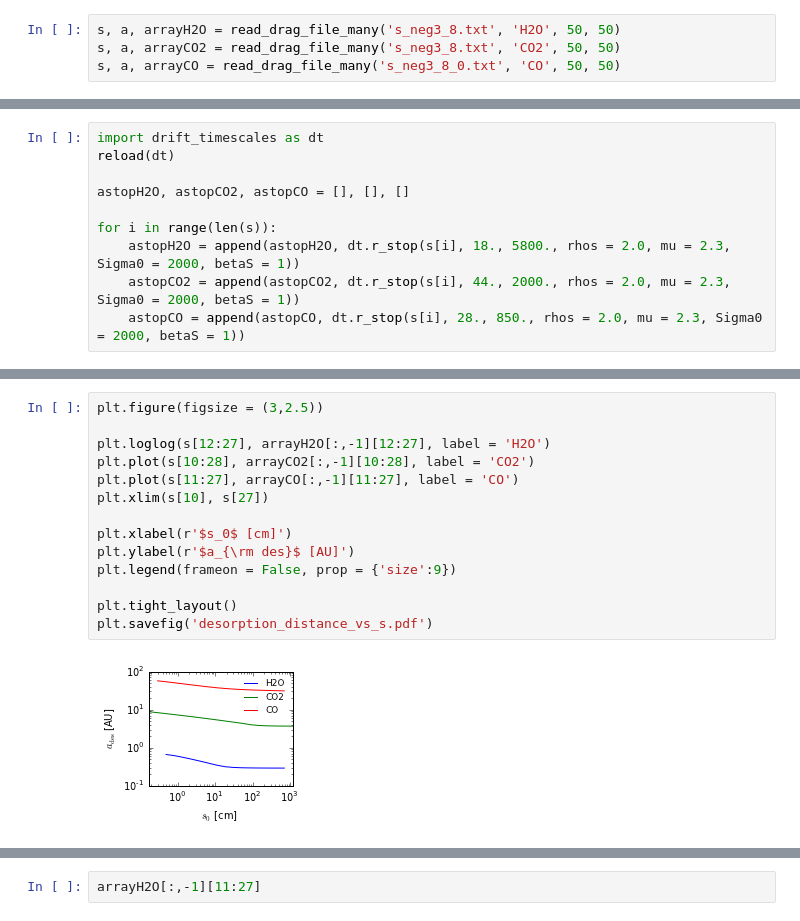
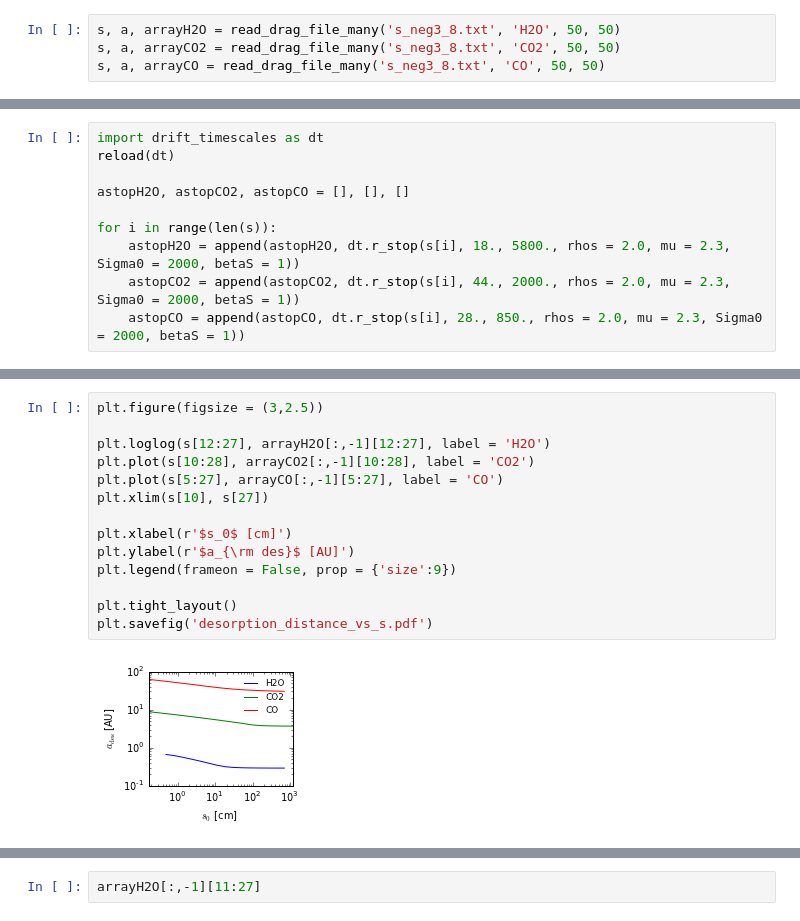
Before and after one commit to apiso/Thesis, a Jupyter notebook: python/more_snowline_plots.ipynb, the cells around one changed output, grey strips where cells are left out. Saved outputs shown, nothing was run; the diff lists cells and outputs as text.

```diff
--- a/python/more_snowline_plots.ipynb
+++ b/python/more_snowline_plots.ipynb
@@ -13,7 +13,7 @@ from utils.constants import cmperau
 # %%
 s, a, arrayH2O = read_drag_file_many('s_neg3_8.txt', 'H2O', 50, 50)
 s, a, arrayCO2 = read_drag_file_many('s_neg3_8.txt', 'CO2', 50, 50)
-s, a, arrayCO = read_drag_file_many('s_neg3_8_0.txt', 'CO', 50, 50)
+s, a, arrayCO = read_drag_file_many('s_neg3_8.txt', 'CO', 50, 50)
 # %%
 rfreeze_H2O = r_freeze(18., 5800., 1e6)
 rfreeze_CO2 = r_freeze(44., 2000., 3e5)
@@ -136,16 +150,16 @@ f.subplots_adjust(hspace = 0)
 # %%
 plt.figure(figsize = (3,2.5))
 
 plt.loglog(s[12:27], arrayH2O[:,-1][12:27], label = 'H2O')
 plt.plot(s[10:28], arrayCO2[:,-1][10:28], label = 'CO2')
-plt.plot(s[11:27], arrayCO[:,-1][11:27], label = 'CO')
+plt.plot(s[5:27], arrayCO[:,-1][5:27], label = 'CO')
 plt.xlim(s[10], s[27])
 
 plt.xlabel(r'$s_0$ [cm]')
 plt.ylabel(r'$a_{\rm des}$ [AU]')
 plt.legend(frameon = False, prop = {'size':9})
 
 plt.tight_layout()
 plt.savefig('desorption_distance_vs_s.pdf')
 # %% [output]
-[figure, old version]
+[figure, new version]
```
Also changed, not shown: parts of 7 cells of this notebook, 6 other files.
